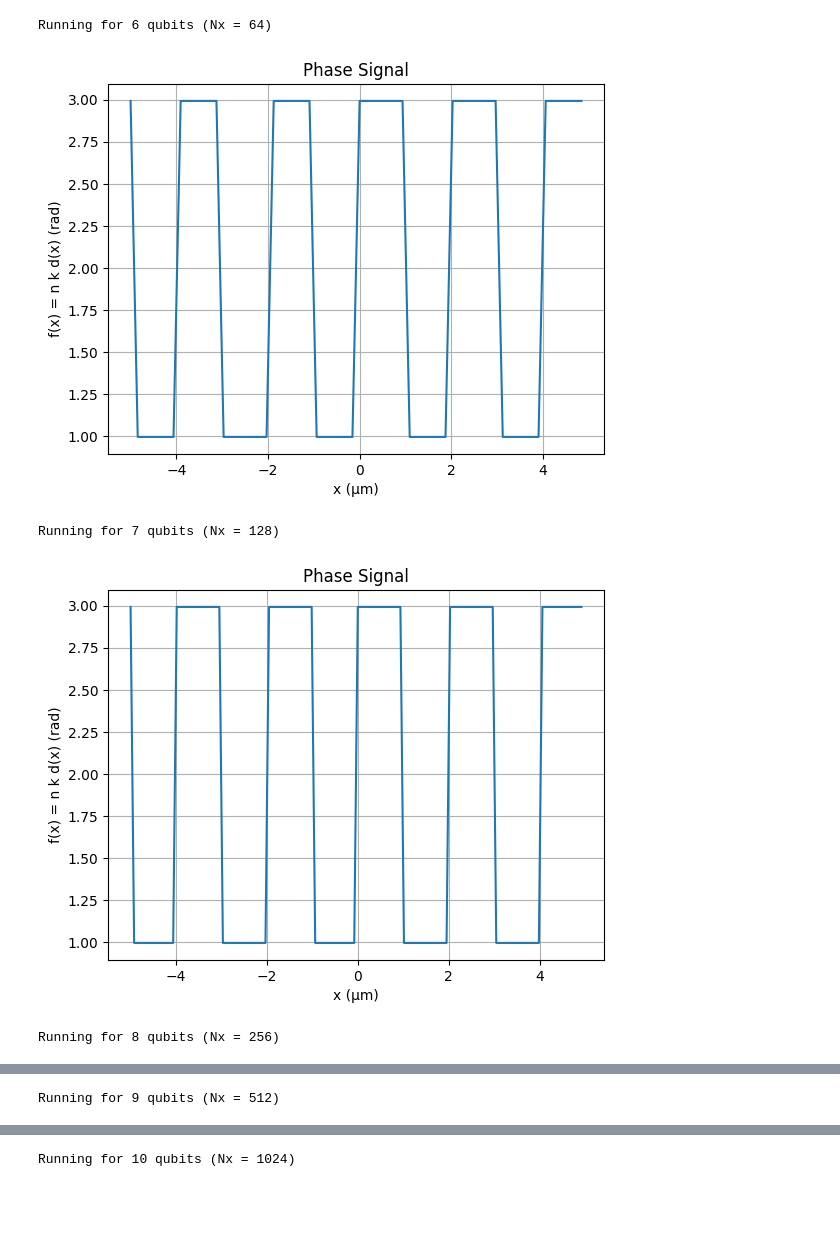
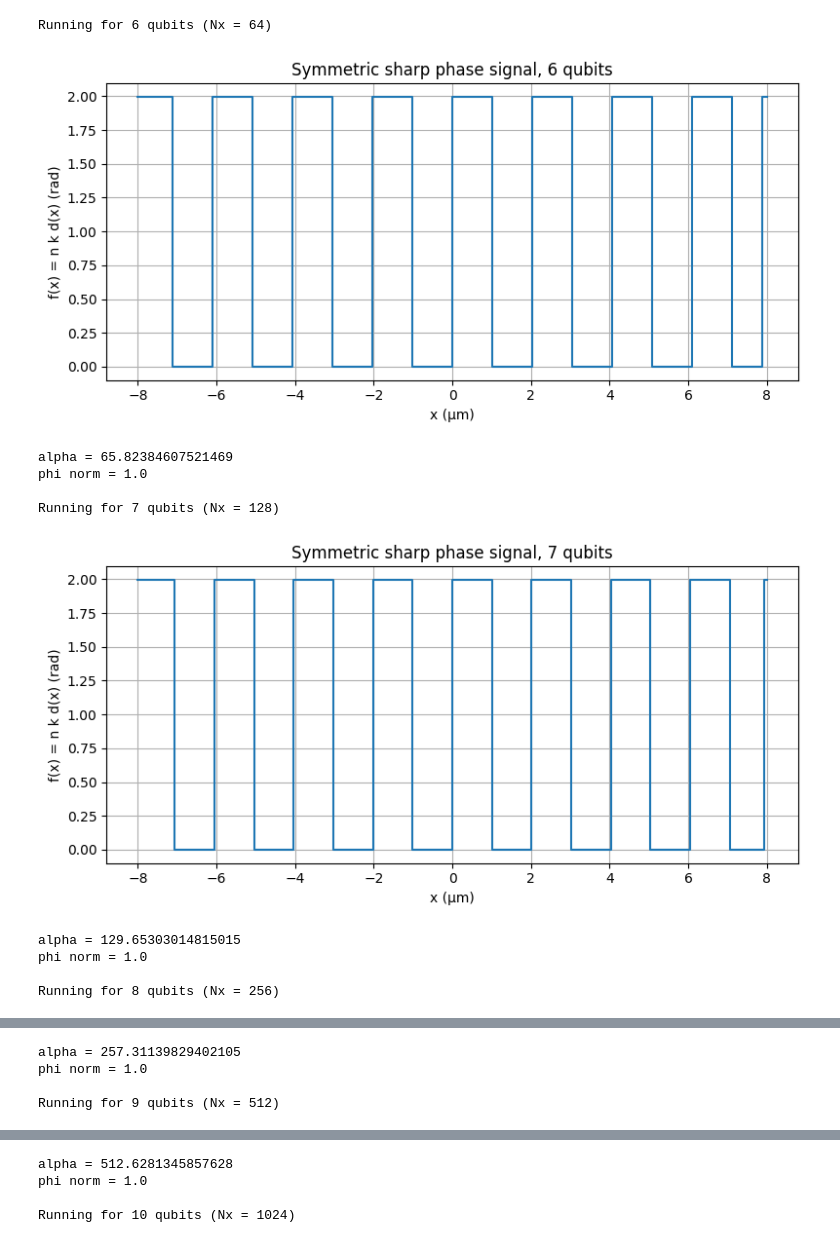
Before and after one commit to aizzen3/QCproject2, a Jupyter notebook: square_wave.ipynb, the cells around one changed output, grey strips where cells are left out. Drawn from its saved outputs; the diff is of its cells as text; code cells hidden in the pictures; blank space fills up the shorter version.

```diff
--- a/square_wave.ipynb
+++ b/square_wave.ipynb
@@ -38,35 +43,53 @@ def plot_signal(x, f):
     plt.show()
 # %%
-# spatial parameters
-T = 10e-6
+T = 16e-6
 
-# optical parameters
 lam = 630e-9
-n_refr = 1.0   # avoid conflict with qubit n
+n_refr = 1.0
 
-# grating parameters
 Lambda = 2e-6
 duty = 0.50
-d0 = 100e-9
+d0 = 0
 h = 200e-9
 
-for n_qubits in range(6, 13):   # 6 → 12 qubits
+
+# -----------------------------
+# Build signal
+# -----------------------------
+
+for n_qubits in range(6, 13):
+
     Nx = 2**n_qubits
 
     print(f"\nRunning for {n_qubits} qubits (Nx = {Nx})")
 
     x = spatial_grid(T, Nx)
 
-    d = thickness_profile(x, Lambda, duty, d0, h)
+    d = thickness_profile_sharp_symmetric(
+        x=x,
+        Lambda=Lambda,
+        duty=duty,
+        d0=d0,
+        h=h
+    )
 
     f = phase_signal(d, n_refr, lam)
 
     phi, alpha = phi_from_f(f)
 
-    plot_signal(x, f)
+    plot_signal(x, f, n_qubits)
+
+    print("alpha =", alpha)
+    print("phi norm =", np.linalg.norm(phi))
 # %% [output]
 Running for 6 qubits (Nx = 64)
-[figure, old version]
+[figure, new version]
+alpha = 65.82384607521469
+phi norm = 1.0
+
 Running for 7 qubits (Nx = 128)
-[figure, old version]
+[figure, new version]
+alpha = 129.65303014815015
+phi norm = 1.0
+
 Running for 8 qubits (Nx = 256)
@@ -74 +97,4 @@ Running for 8 qubits (Nx = 256)
+alpha = 257.31139829402105
+phi norm = 1.0
+
 Running for 9 qubits (Nx = 512)
@@ -76 +102,4 @@ Running for 9 qubits (Nx = 512)
+alpha = 512.6281345857628
+phi norm = 1.0
+
 Running for 10 qubits (Nx = 1024)
```
Also changed, not shown: parts of 5 cells of this notebook, 40 other files.
